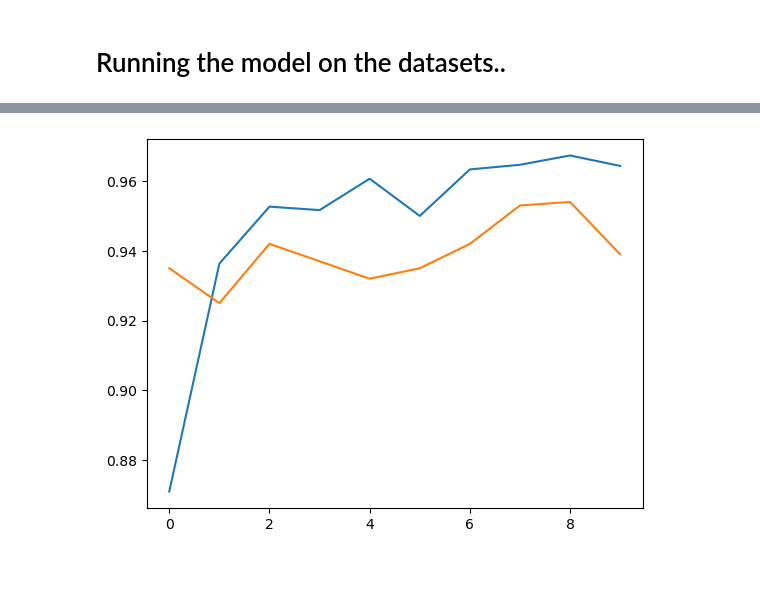
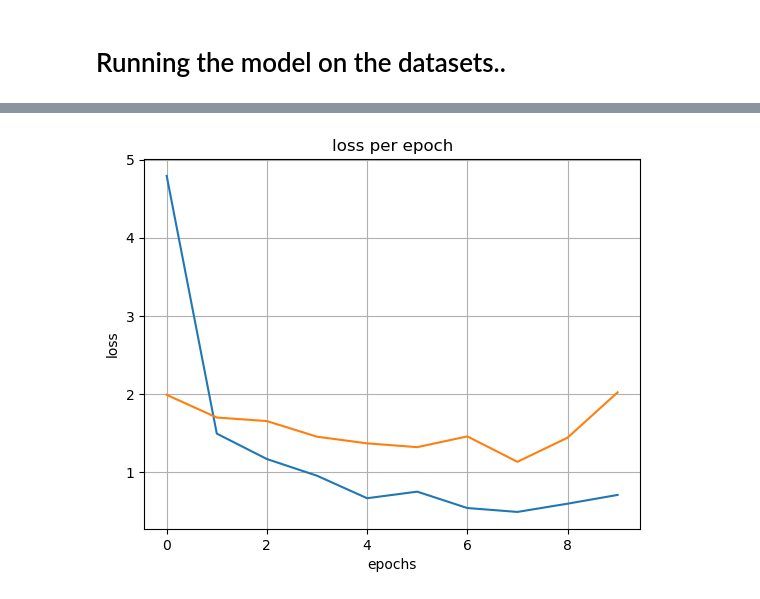
Before and after one commit to anishka07/transfer_learning, a Jupyter notebook: vgg16.ipynb, the cells around one changed output, grey strips where cells are left out. Saved outputs shown, nothing was run; the diff lists cells and outputs as text; code cells hidden in the pictures; blank space fills up the shorter version.

```diff
--- a/vgg16.ipynb
+++ b/vgg16.ipynb
@@ -41,7 +38,7 @@ IMAGE_SHAPE + [3]
 ptm.trainable = False
 # %%
 x = tf.keras.layers.Flatten()(ptm.output)
-x = tf.keras.layers.Dense(K, activation='softmax')(x)
+x = tf.keras.layers.Dense(2, activation='softmax')(x)
 
 model = tf.keras.models.Model(inputs=ptm.input, outputs=x)
 # %%
@@ -139,6 +130,13 @@ plt.show();
-# %%
-plt.plot(r.history['accuracy'], label='accuracy')
-plt.plot(r.history['val_accuracy'], label='val_accuracy')
-plt.show();
-# %% [output]
-[figure, removed]
+# %%
+def plotting_graph(v1, v2):
+    plt.plot(r.history[v1], label=v1)
+    plt.plot(r.history[v2], label=v2)
+    plt.grid()
+    plt.title(f'{v1} per epoch')
+    plt.xlabel('epochs')
+    plt.ylabel(v1)
+    plt.show();
+# %%
+plotting_graph('loss', 'val_loss')
+# %% [output]
+[figure, added]
```
Also changed, not shown: parts of 14 cells of this notebook.
